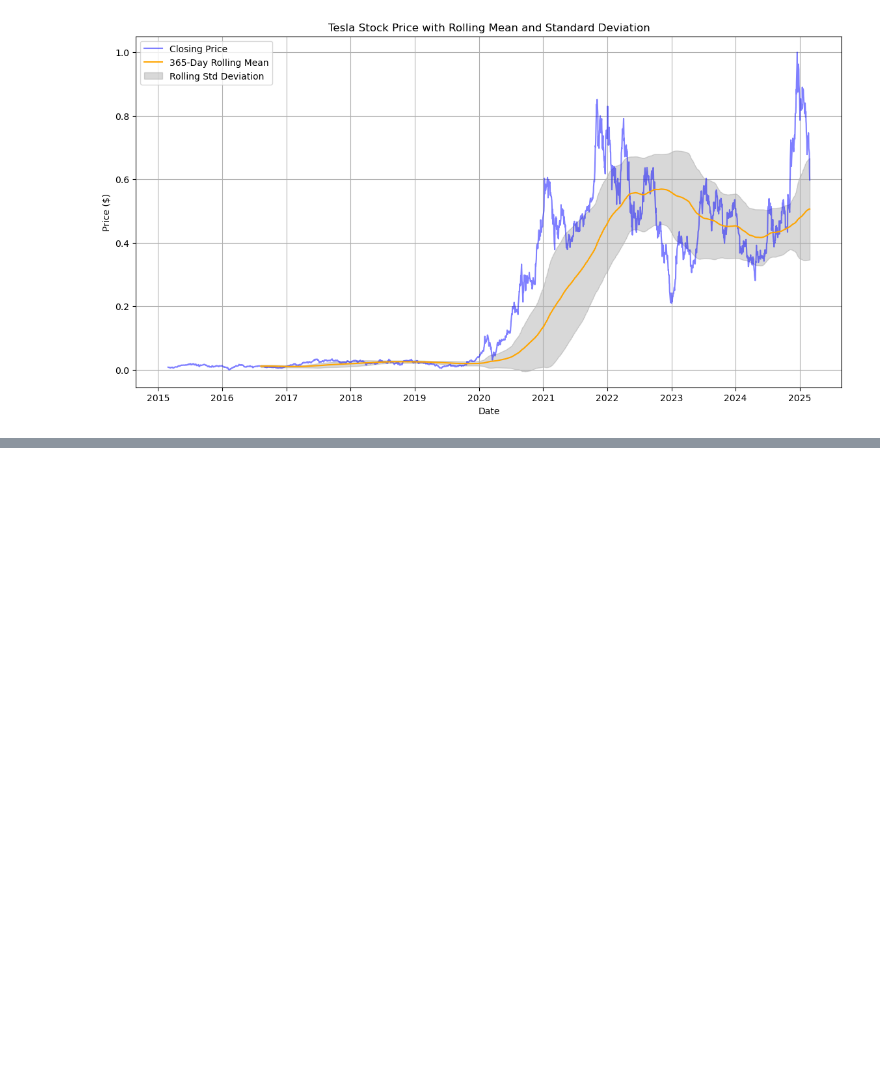
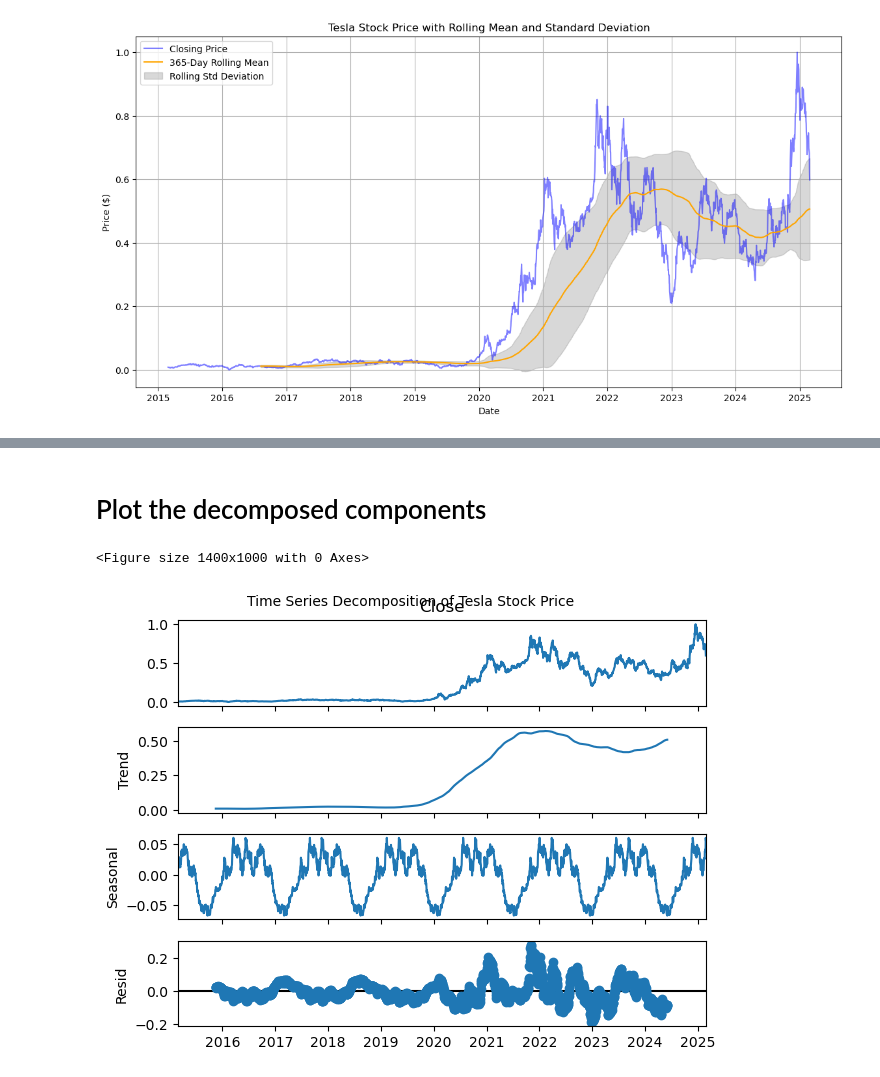
Before and after one commit to erisimasol/Week-11-KAIM-10X, a Jupyter notebook: Notebook/Week-11-Task.ipynb, the cells around one changed output, grey strips where cells are left out. Drawn from its saved outputs; the diff is of its cells as text; code cells hidden in the pictures; blank space fills up the shorter version.

Commit message:
Plot the decomposed components

```diff
--- a/Notebook/Week-11-Task.ipynb
+++ b/Notebook/Week-11-Task.ipynb
@@ -271,0 +278,17 @@ plt.show()
+# %%
+
+historical_data.sort_index(inplace=True)
+
+
+ts = historical_data['Close']
+# %%
+# Check for zero or negative values
+if (ts <= 0).any():
+    print("Warning: The time series contains zero or negative values. Using additive model.")
+    model_type = 'additive'
+else:
+    model_type = 'multiplicative'
+
+decomposition = seasonal_decompose(ts, model=model_type, period=365)
+
+#decomposition = seasonal_decompose(ts, model='multiplicative', period=365)
@@ -271,0 +297,11 @@ plt.show()
+# %% [markdown]
+# Plot the decomposed components
+# %%
+
+plt.figure(figsize=(14, 10))
+decomposition.plot()
+plt.suptitle('Time Series Decomposition of Tesla Stock Price', fontsize=10)
+plt.show()
+# %% [output]
+<Figure size 1400x1000 with 0 Axes>
+[figure, added]
```
Also changed, not shown: parts of 12 cells of this notebook.
